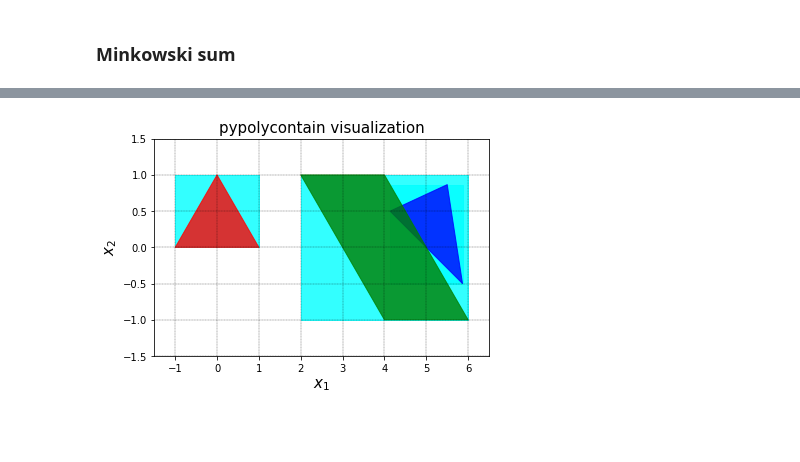
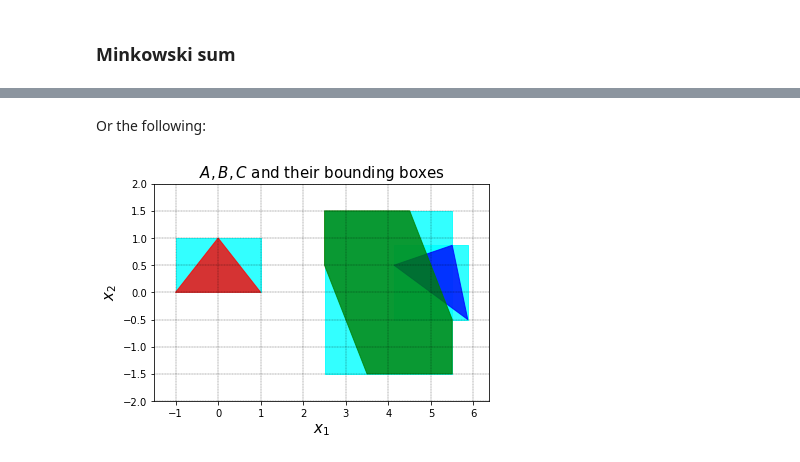
Before and after one commit to sadraddini/pypolycontain, a Jupyter notebook: doc/source/Getting Started.ipynb, the cells around one changed output, grey strips where cells are left out. Cells and saved outputs as stored; diff of their text form; code cells hidden in the pictures; blank space fills up the shorter version.

```diff
--- a/doc/source/Getting Started.ipynb
+++ b/doc/source/Getting Started.ipynb
@@ -15,7 +15,7 @@ h= \left( \begin{array}{c} 1 \\ 1 \\ 0 \end{array}\right).
 $$
 # %%
 H=np.array([[1,1],[-1,1],[0,-1]])
-h=np.array([[1,1,0]]).reshape(3,1)
-my_triangle=pp.H_polytope(H,h)
+h=np.array([1,1,0])
+A=pp.H_polytope(H,h)
 # %% [markdown]
 This a triangle as it is defined by intersection of 3 half-spaces in $\mathbb{R}^2$. In order to visualizate the polytope, we call the following function. Note the brackets around `visualize` function - it takes in a list of polytopes as its primary argument.
@@ -30,6 +30,6 @@ We define an AH-polytope as $t+T\mathbb{P}$ with the following numbers. The tran
 t=np.array([5,0]).reshape(2,1) # offset
 theta=np.pi/6 # 30 degrees
 T=np.array([[np.cos(theta),np.sin(theta)],[-np.sin(theta),np.cos(theta)]]) # Linear transformation
-my_AH_polytope=pp.AH_polytope(t,T,my_triangle)
-pp.visualize([my_AH_polytope])
+B=pp.AH_polytope(t,T,A)
+pp.visualize([B],title=r'$B$')
 # %% [output]
@@ -39,7 +39,7 @@ pp.visualize([my_AH_polytope])
 We define a zonotope as $\mathbb{Z}=x+G[-1,1]^{n_p}$, where $n_p$ is the number of rows in $p$.
 # %%
 x=np.array([4,0]).reshape(2,1) # offset
-G=np.array([[1,0,1],[0,0,-1]]).reshape(2,3)
-my_zonotope=pp.zonotope(x=x,G=G)
-pp.visualize([my_zonotope])
+G=np.array([[1,0,0.5],[0,0.5,-1]]).reshape(2,3)
+C=pp.zonotope(x=x,G=G)
+pp.visualize([C],title=r'$C$')
 # %% [output]
@@ -108,6 +101,0 @@ pp.visualize([sum_polytope,my_AH_polytope,my_intersection],alpha=1)
-# %%
-A=pp.zonotope(G=np.eye(2),color='blue')
-B=pp.zonotope(x=np.array([1,0.2]).reshape(2,1),G=np.random.random((2,5)))
-C=pp.intersection(A,B)
-C.color='red'
-pp.visualize([A,B,C])
@@ -124,5 +116,7 @@ pp.visualize([my_box,sum_polytope])
+# %% [markdown]
+Or the following:
 # %%
-mylist=[my_triangle,my_AH_polytope,my_zonotope]
-pp.visualize([pp.bounding_box(p) for p in mylist]+mylist)
+mylist=[A,B,C]
+pp.visualize([pp.bounding_box(p) for p in mylist]+mylist,title=r'$A,B,C$ and their bounding boxes')
 # %% [output]
-[figure, old version]
+[figure, new version]
```
Also changed, not shown: parts of 20 cells of this notebook, 2 other files.
